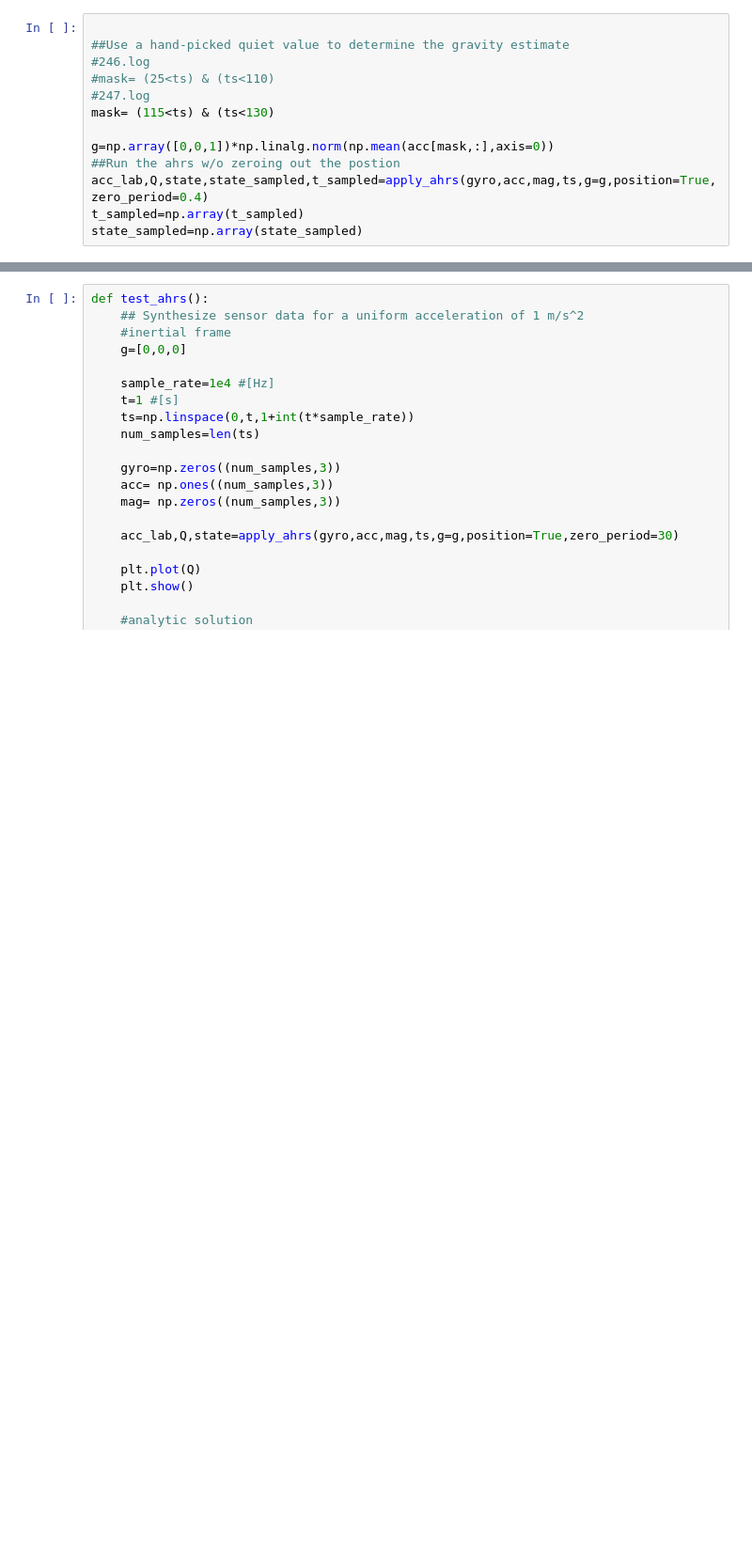
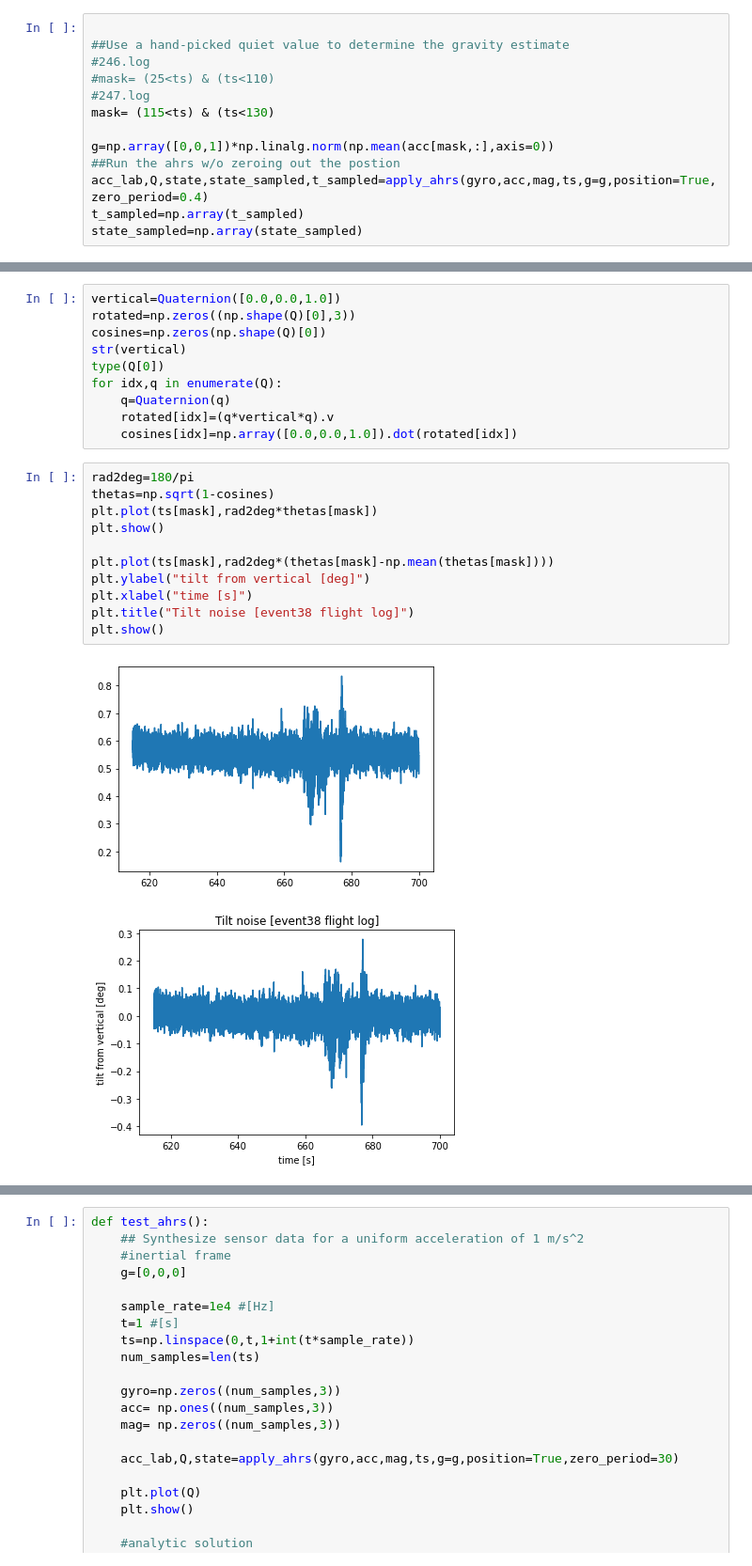
Before and after one commit to matterwaves/SensorAnalysis, a Jupyter notebook: event-38-logs.ipynb, the cells around one changed output, grey strips where cells are left out. Shown: that part at 94% size. Saved outputs shown, nothing was run; the diff lists cells and outputs as text; blank space fills up the shorter version.

```diff
--- a/event-38-logs.ipynb
+++ b/event-38-logs.ipynb
@@ -75,0 +80,24 @@ array([ 3.72182459e-06,  6.97755926e-06,  9.41002953e-06, ...,
+# %%
+vertical=Quaternion([0.0,0.0,1.0])
+rotated=np.zeros((np.shape(Q)[0],3))
+cosines=np.zeros(np.shape(Q)[0])
+str(vertical)
+type(Q[0])
+for idx,q in enumerate(Q):
+    q=Quaternion(q)
+    rotated[idx]=(q*vertical*q).v
+    cosines[idx]=np.array([0.0,0.0,1.0]).dot(rotated[idx])
+# %%
+rad2deg=180/pi
+thetas=np.sqrt(1-cosines)
+plt.plot(ts[mask],rad2deg*thetas[mask])
+plt.show()
+
+plt.plot(ts[mask],rad2deg*(thetas[mask]-np.mean(thetas[mask])))
+plt.ylabel("tilt from vertical [deg]")
+plt.xlabel("time [s]")
+plt.title("Tilt noise [event38 flight log]")
+plt.show()
+# %% [output]
+[figure, added]
+[figure, added]
```
Also changed, not shown: parts of 6 cells of this notebook.
